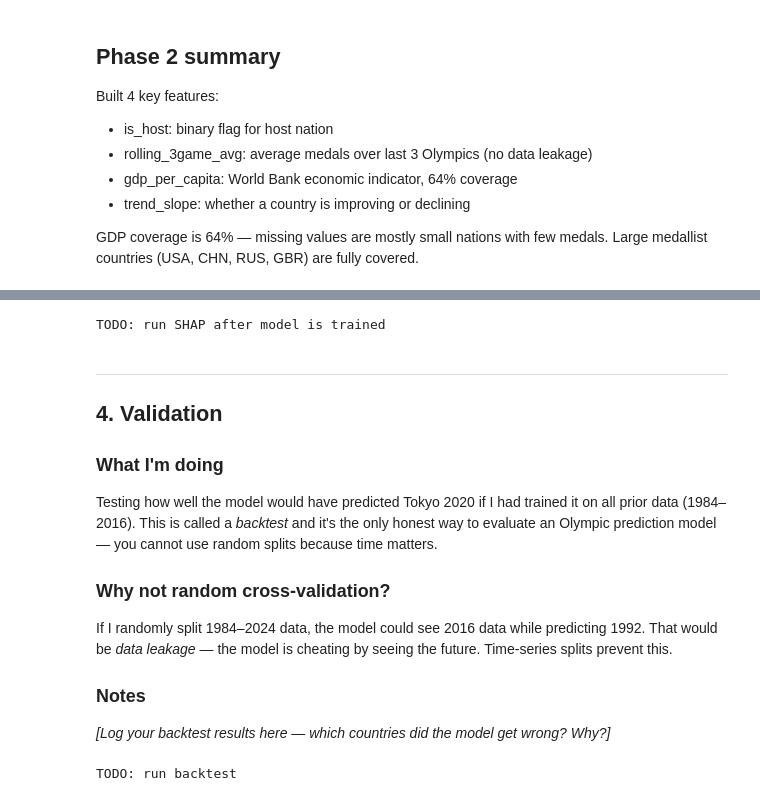
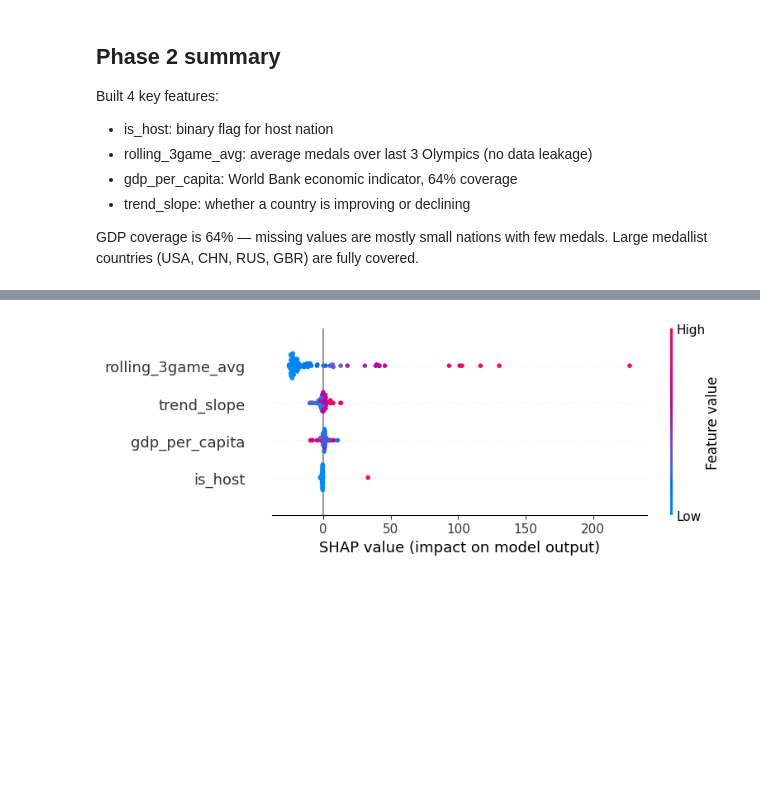
Before and after one commit to nOObY098/olympics-medal-predictor, a Jupyter notebook: notebooks/olympics_predictor.ipynb, the cells around one changed output, grey strips where cells are left out. Drawn from its saved outputs; the diff is of its cells as text; code cells hidden in the pictures; blank space fills up the shorter version.

```diff
--- a/notebooks/olympics_predictor.ipynb
+++ b/notebooks/olympics_predictor.ipynb
@@ -409,0 +440,24 @@ TODO: train models — see NOTES.md for tuning log
+# %%
+# XGBoost model
+xgb = XGBRegressor(
+    n_estimators=200,
+    max_depth=4,
+    learning_rate=0.05,
+    subsample=0.8,
+    random_state=42
+)
+xgb.fit(X_train, y_train)
+
+# Evaluate
+preds_xgb = xgb.predict(X_test)
+mae_xgb = mean_absolute_error(y_test, preds_xgb)
+spearman_xgb, _ = spearmanr(y_test, preds_xgb)
+
+print(f'XGBoost MAE:           {mae_xgb:.2f} medals per country')
+print(f'XGBoost Spearman rank: {spearman_xgb:.3f}')
+print()
+print(f'Poisson MAE:           {mae_poisson:.2f}')
+print(f'Poisson Spearman rank: {spearman_poisson:.3f}')
+print()
+print(f'MAE improvement:      {mae_poisson - mae_xgb:.2f} medals')
+print(f'Spearman improvement: {spearman_xgb - spearman_poisson:.3f}')
@@ -410,47 +473,10 @@ TODO: train models — see NOTES.md for tuning log
 # %%
 # SHAP feature importance
-# Shows WHICH features drive predictions and by how much
-# This is gold for a portfolio — employers love seeing you explain your model
+explainer = shap.Explainer(xgb)
+shap_values = explainer(X_test)
 
-# explainer = shap.Explainer(xgb)
-# shap_values = explainer(X_test)
-# shap.summary_plot(shap_values, X_test)
-# plt.savefig('../data/processed/shap_summary.png', dpi=150, bbox_inches='tight')
-
-print('TODO: run SHAP after model is trained')
+shap.summary_plot(shap_values, X_test, show=False)
+plt.savefig('../data/processed/shap_summary.png', dpi=150, bbox_inches='tight')
+plt.show()
 # %% [output]
-TODO: run SHAP after model is trained
+[figure, added]
-# %% [markdown]
----
-## 4. Validation
-
-### What I'm doing
-Testing how well the model would have predicted Tokyo 2020 if I had trained it on all prior data (1984–2016). This is called a *backtest* and it's the only honest way to evaluate an Olympic prediction model — you cannot use random splits because time matters.
-
-### Why not random cross-validation?
-If I randomly split 1984–2024 data, the model could see 2016 data while predicting 1992. That would be *data leakage* — the model is cheating by seeing the future. Time-series splits prevent this.
-
-### Notes
-*[Log your backtest results here — which countries did the model get wrong? Why?]*
-# %%
-from sklearn.metrics import mean_absolute_error
-from scipy.stats import spearmanr
-
-# Time-series backtest: train on ≤2016, test on 2020
-# train_mask = df['Year'] <= 2016
-# test_mask  = df['Year'] == 2020
-
-# X_train, y_train = X[train_mask], y[train_mask]
-# X_test,  y_test  = X[test_mask],  y[test_mask]
-
-# Evaluation metrics
-# preds = xgb.predict(X_test)
-# mae = mean_absolute_error(y_test, preds)
-# spearman, _ = spearmanr(y_test, preds)
-
-# print(f'MAE:               {mae:.2f} medals per country')
-# print(f'Spearman rank:     {spearman:.3f}  (1.0 = perfect rank order)')
-
-print('TODO: run backtest')
-# %% [output]
-TODO: run backtest
```
Also changed, not shown: parts of 18 cells of this notebook, 2 other files.
